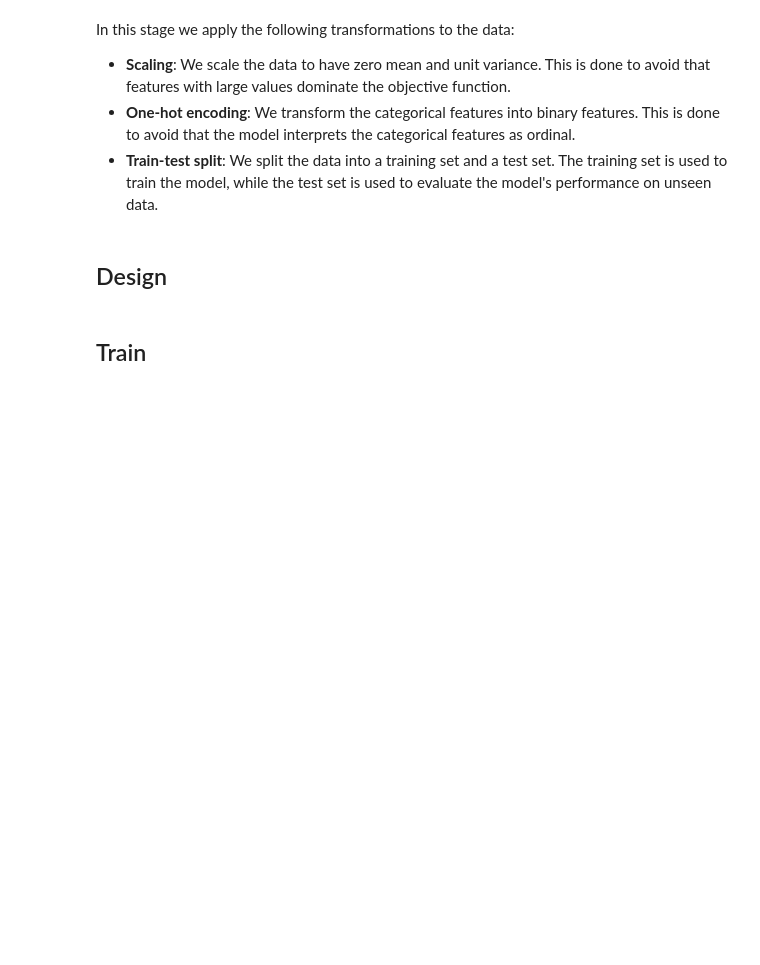
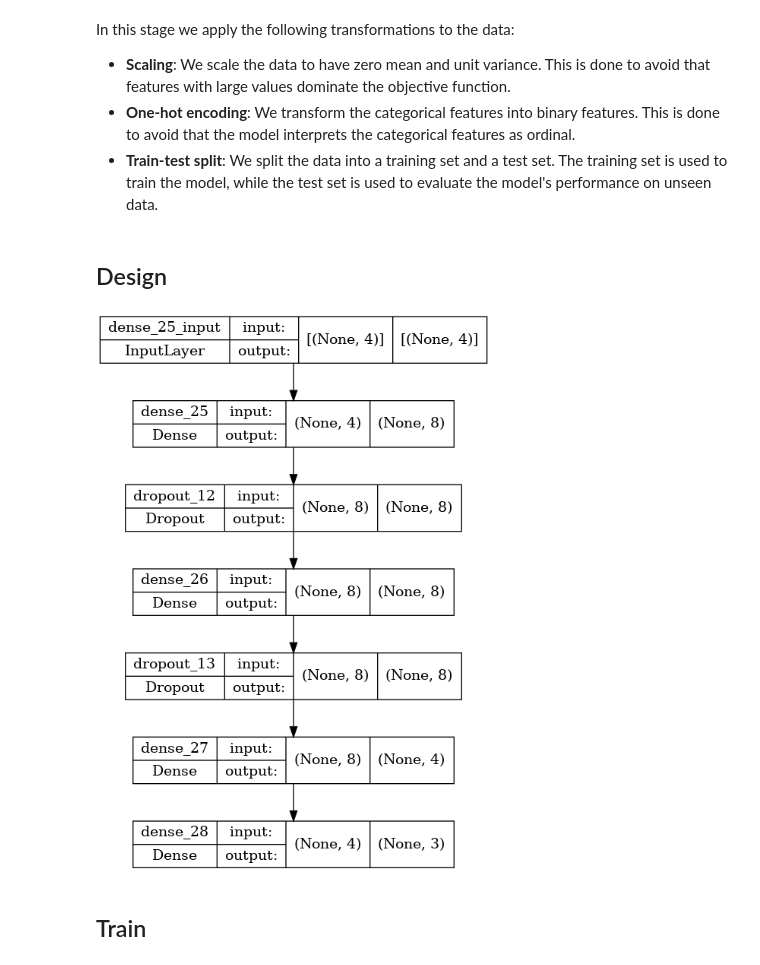
Before and after one commit to Viibrant/NNGA, a Jupyter notebook: src/nn/iris_exploratory.ipynb, the cells around one changed output. Saved outputs shown, nothing was run; the diff lists cells and outputs as text; code cells hidden in the pictures; blank space fills up the shorter version.

```diff
--- a/src/nn/iris_exploratory.ipynb
+++ b/src/nn/iris_exploratory.ipynb
@@ -128,3 +129,7 @@ model.compile(optimizer="adam", loss="categorical_crossentropy", metrics=["accur
+# %%
+plot_model(model, show_shapes=True, show_layer_names=True)
+# %% [output]
+[figure, added]
 # %% [markdown]
 ## Train
 # %%
```
Also changed, not shown: parts of 6 cells of this notebook.
